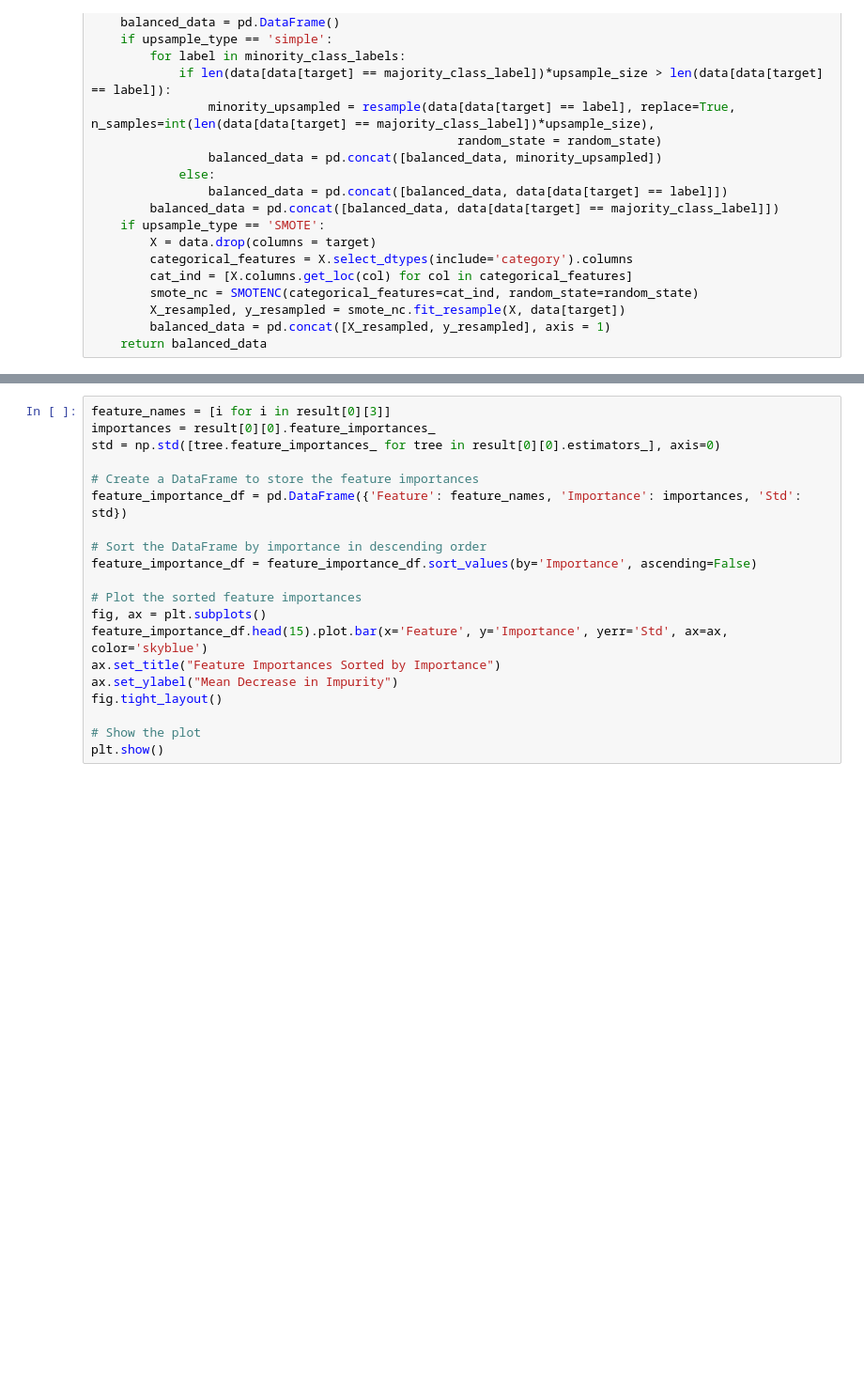
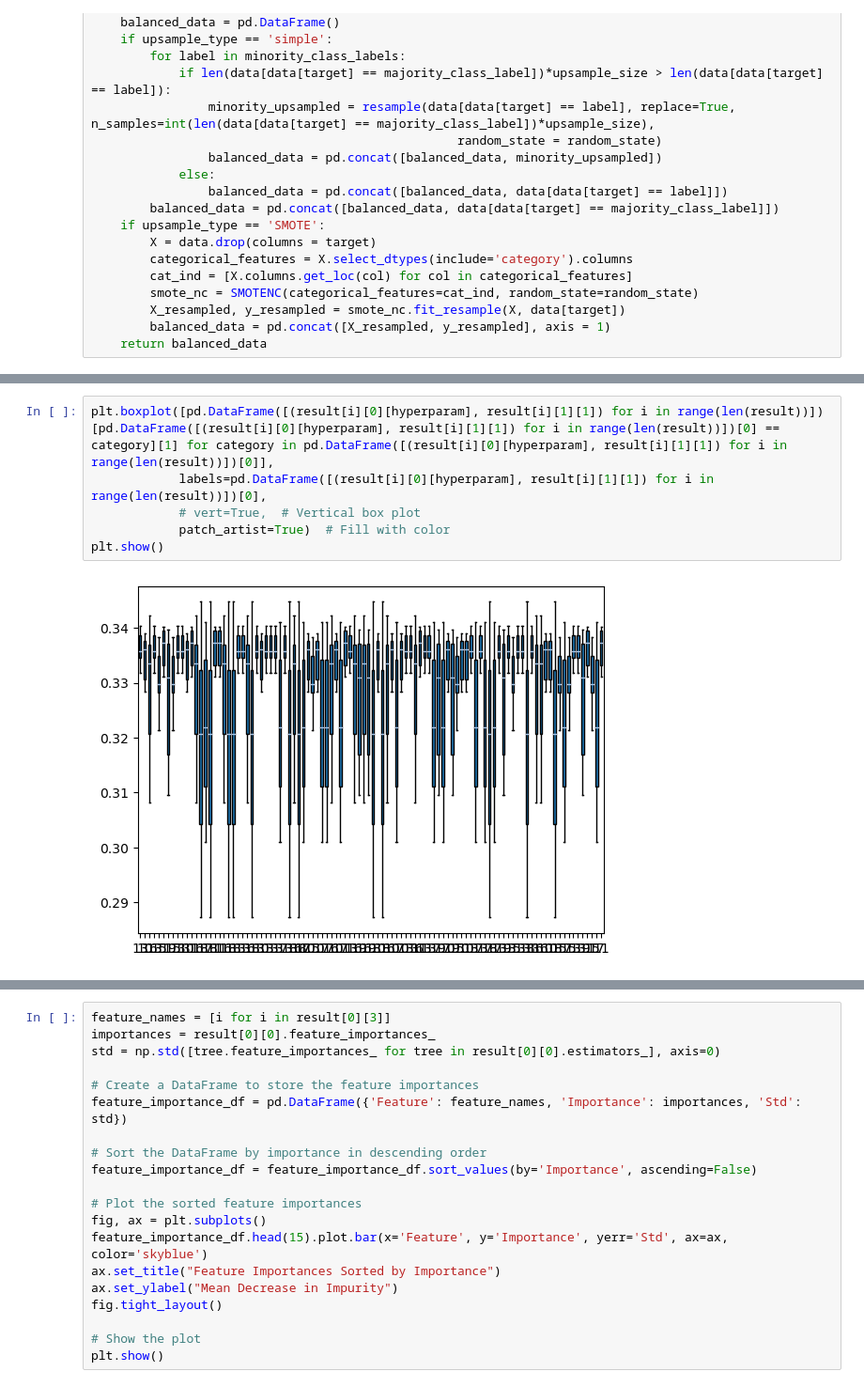
Before and after one commit to ontenkutsenko/ML_Hospital_Readmissions, a Jupyter notebook: Main workbook.ipynb, the cells around one changed output, grey strips where cells are left out. Shown at 94% size. Drawn from its saved outputs; the diff is of its cells as text; blank space fills up the shorter version.

```diff
--- a/Main workbook.ipynb
+++ b/Main workbook.ipynb
@@ -1648,0 +1966,8 @@ NameError: name 'cross_validation' is not defined
+# %%
+plt.boxplot([pd.DataFrame([(result[i][0][hyperparam], result[i][1][1]) for i in range(len(result))])[pd.DataFrame([(result[i][0][hyperparam], result[i][1][1]) for i in range(len(result))])[0] == category][1] for category in pd.DataFrame([(result[i][0][hyperparam], result[i][1][1]) for i in range(len(result))])[0]],
+            labels=pd.DataFrame([(result[i][0][hyperparam], result[i][1][1]) for i in range(len(result))])[0],
+            # vert=True,  # Vertical box plot
+            patch_artist=True)  # Fill with color
+plt.show()
+# %% [output]
+[figure, added]
```
Also changed, not shown: parts of 44 cells of this notebook, 5 other files.
